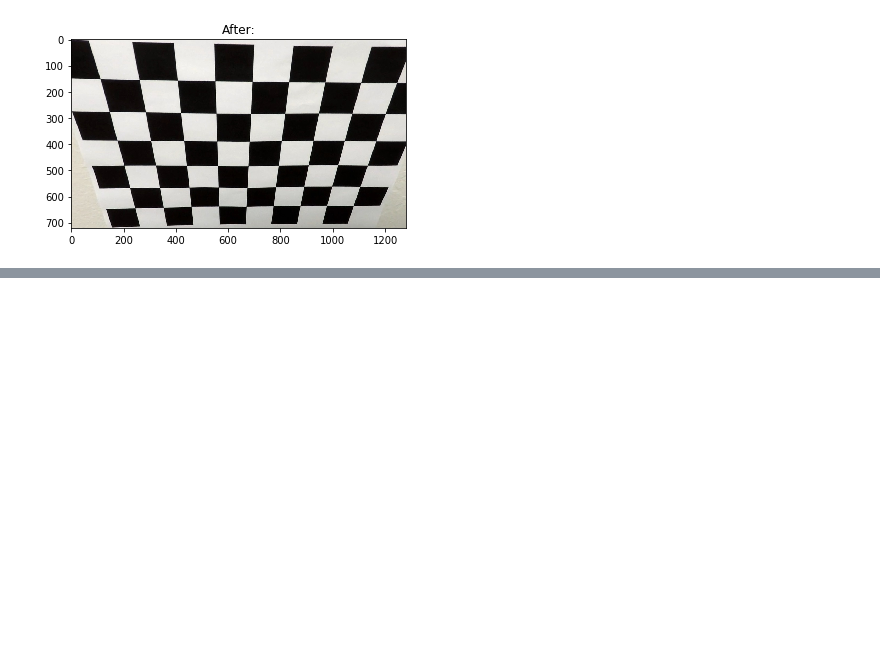
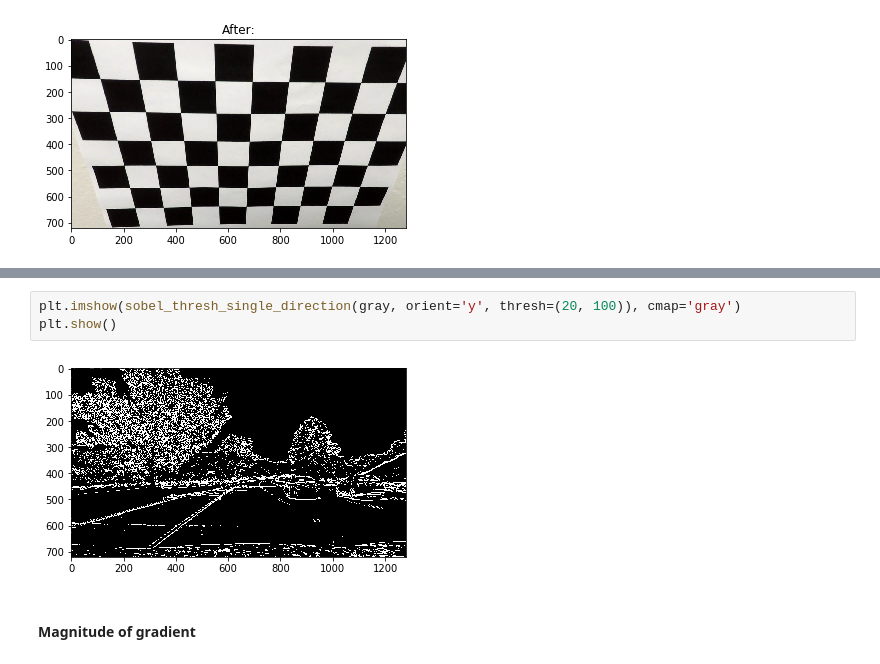
Before and after one commit to koulakis/CarND-Advanced-Lane-Lines, a Jupyter notebook: advanced_lane_lines.ipynb, the cells around one changed output, grey strips where cells are left out. Saved outputs shown, nothing was run; the diff lists cells and outputs as text; blank space fills up the shorter version.

```diff
--- a/advanced_lane_lines.ipynb
+++ b/advanced_lane_lines.ipynb
@@ -58,0 +92,7 @@ plt.show()
+# %%
+plt.imshow(sobel_thresh_single_direction(gray, orient='y', thresh=(20, 100)), cmap='gray')
+plt.show()
+# %% [output]
+[figure, added]
+# %% [markdown]
+#### Magnitude of gradient
```
Also changed, not shown: parts of 16 cells of this notebook.
